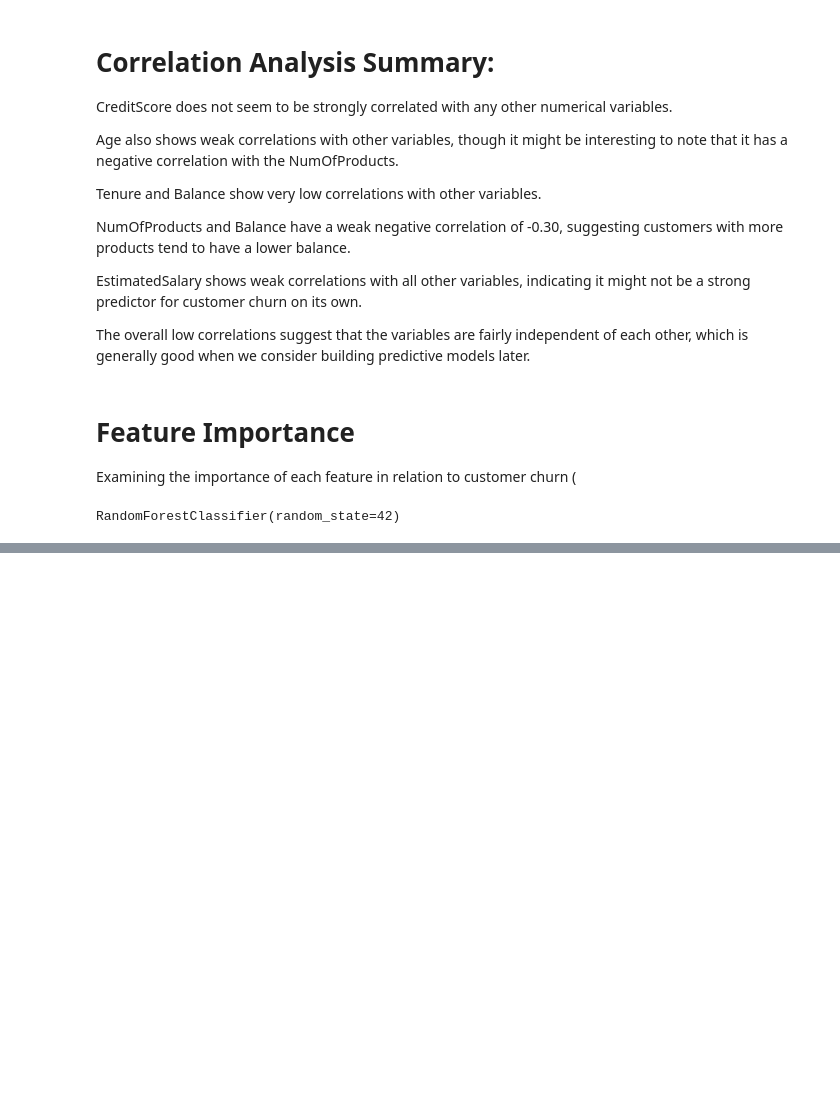
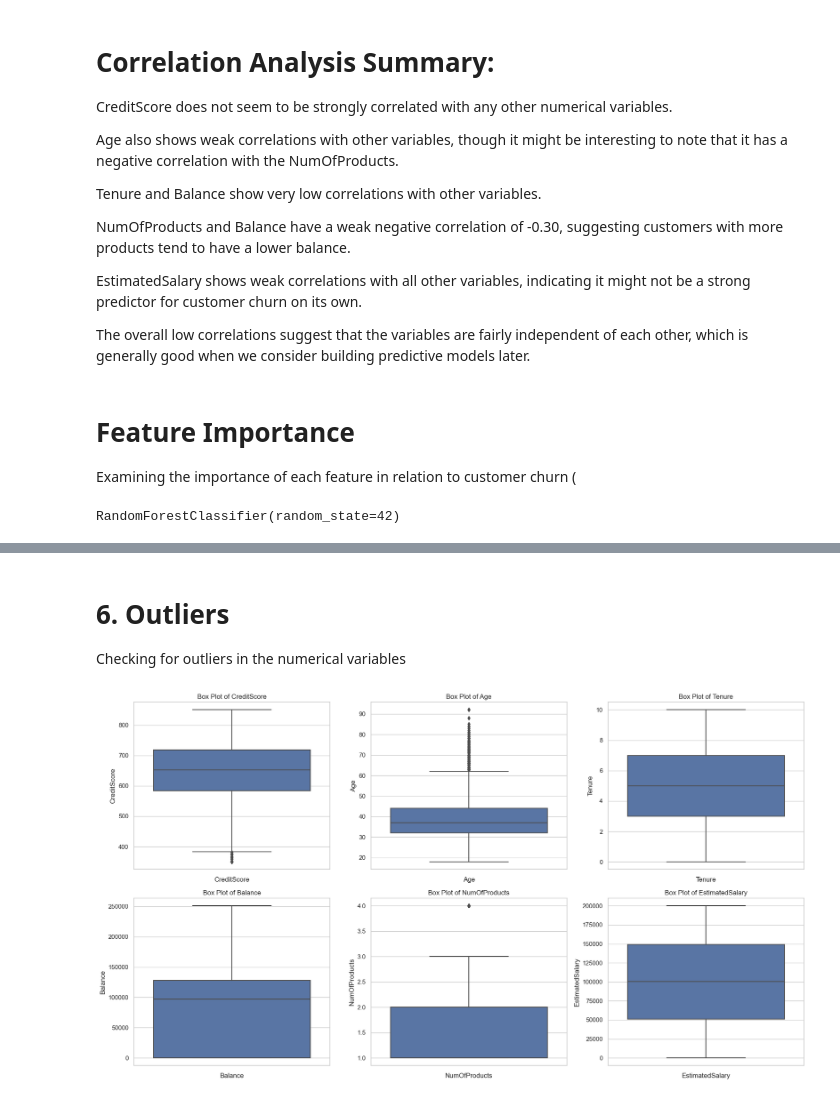
Before and after one commit to christianchkwuka/Project, a Jupyter notebook: Churn_Modelling.ipynb, the cells around one changed output, grey strips where cells are left out. Drawn from its saved outputs; the diff is of its cells as text; code cells hidden in the pictures; blank space fills up the shorter version.

```diff
--- a/Churn_Modelling.ipynb
+++ b/Churn_Modelling.ipynb
@@ -223,0 +274,21 @@ feature_importance_df = pd.DataFrame({
+# %% [markdown]
+# 6. Outliers
+
+Checking for outliers in the numerical variables
+# %%
+# Create subplots for box plots
+fig, axes = plt.subplots(nrows=2, ncols=3, figsize=(18, 10))
+
+# Flatten the axes array for easy iteration
+axes = axes.flatten()
+
+# Plot boxplots for each numerical variable to check for outliers
+for i, col in enumerate(numerical_columns):
+    sns.boxplot(y=df[col], ax=axes[i])
+    axes[i].set_title(f'Box Plot of {col}')
+    axes[i].set_xlabel(col)
+
+plt.tight_layout()
+plt.show()
+# %% [output]
+[figure, added]
```
Also changed, not shown: parts of 20 cells of this notebook.
